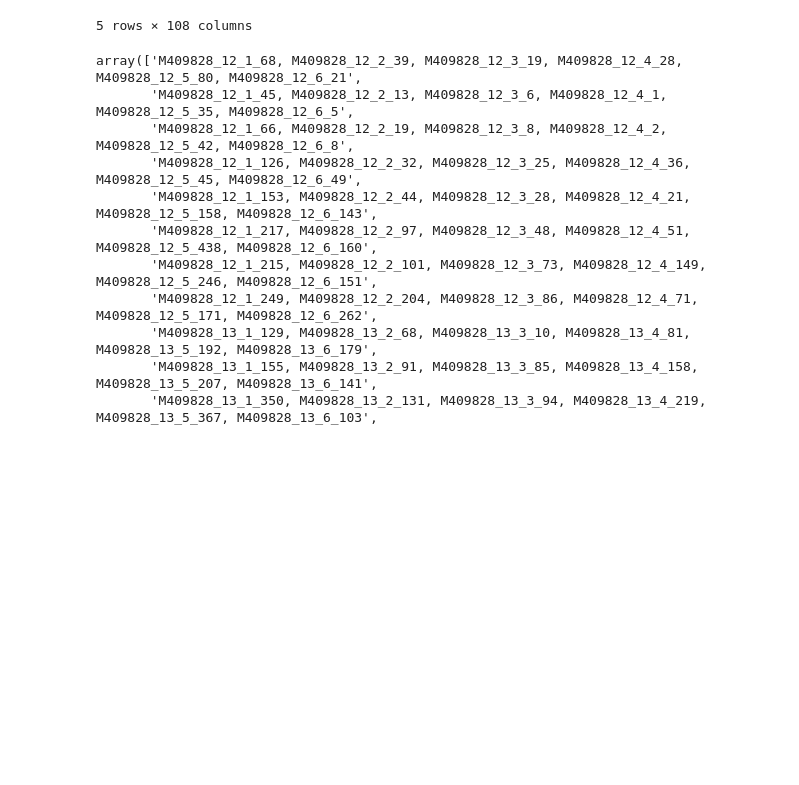
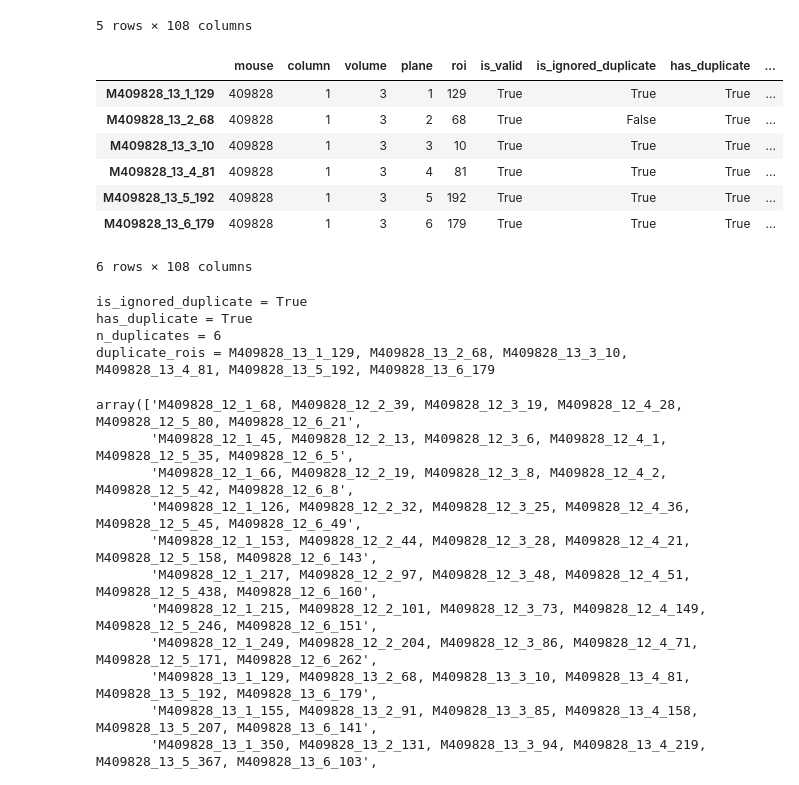
Before and after one commit to AllenInstitute/allen_v1dd, a Jupyter notebook: chase/analysis_notebooks/2023-01-14_check-duplicates.ipynb, the cells around one changed output. Drawn from its saved outputs; the diff is of its cells as text; code cells hidden in the pictures; blank space fills up the shorter version.

```diff
--- a/chase/analysis_notebooks/2023-01-14_check-duplicates.ipynb
+++ b/chase/analysis_notebooks/2023-01-14_check-duplicates.ipynb
@@ -17,7 +17,7 @@ from allen_v1dd.client import OPhysClient
 client = OPhysClient("/Users/chase/Desktop/test_v1dd_data")
 # %%
 from allen_v1dd.stimulus_analysis import analysis_tools as at
-metrics = at.load_roi_metrics(remove_duplicates=True)
+metrics = at.load_roi_metrics(remove_duplicates=False)
 metrics.head()
 # %% [output]
 |  | mouse | column | volume | plane | roi | is_valid | is_ignored_duplicate | has_duplicate | ... |
@@ -27,6 +27,25 @@ metrics.head()
 | M409828_11_2_2 | 409828 | 1 | 1 | 2 | 2 | True | False | False | ... |
 | M409828_11_2_4 | 409828 | 1 | 1 | 2 | 4 | True | False | False | ... |
 5 rows × 108 columns
+# %%
+metrics[metrics.duplicate_rois=="M409828_13_1_129, M409828_13_2_68, M409828_13_3_10, M409828_13_4_81, M409828_13_5_192, M409828_13_6_179"]
+# %% [output]
+|  | mouse | column | volume | plane | roi | is_valid | is_ignored_duplicate | has_duplicate | ... |
+| M409828_13_1_129 | 409828 | 1 | 3 | 1 | 129 | True | True | True | ... |
+| M409828_13_2_68 | 409828 | 1 | 3 | 2 | 68 | True | False | True | ... |
+| M409828_13_3_10 | 409828 | 1 | 3 | 3 | 10 | True | True | True | ... |
+| M409828_13_4_81 | 409828 | 1 | 3 | 4 | 81 | True | True | True | ... |
+| M409828_13_5_192 | 409828 | 1 | 3 | 5 | 192 | True | True | True | ... |
+| M409828_13_6_179 | 409828 | 1 | 3 | 6 | 179 | True | True | True | ... |
+6 rows × 108 columns
+# %%
+for key, val in metrics.loc["M409828_13_1_129"][[c for c in metrics.columns if "duplicate" in c]].items():
+    print(key, "=", val)
+# %% [output]
+is_ignored_duplicate = True
+has_duplicate = True
+n_duplicates = 6
+duplicate_rois = M409828_13_1_129, M409828_13_2_68, M409828_13_3_10, M409828_13_4_81, M409828_13_5_192, M409828_13_6_179
 # %%
 metrics[metrics.n_duplicates == 6].duplicate_rois.values
 # %% [output]
```
Also changed, not shown: parts of 1 cell of this notebook, 8 other files.
